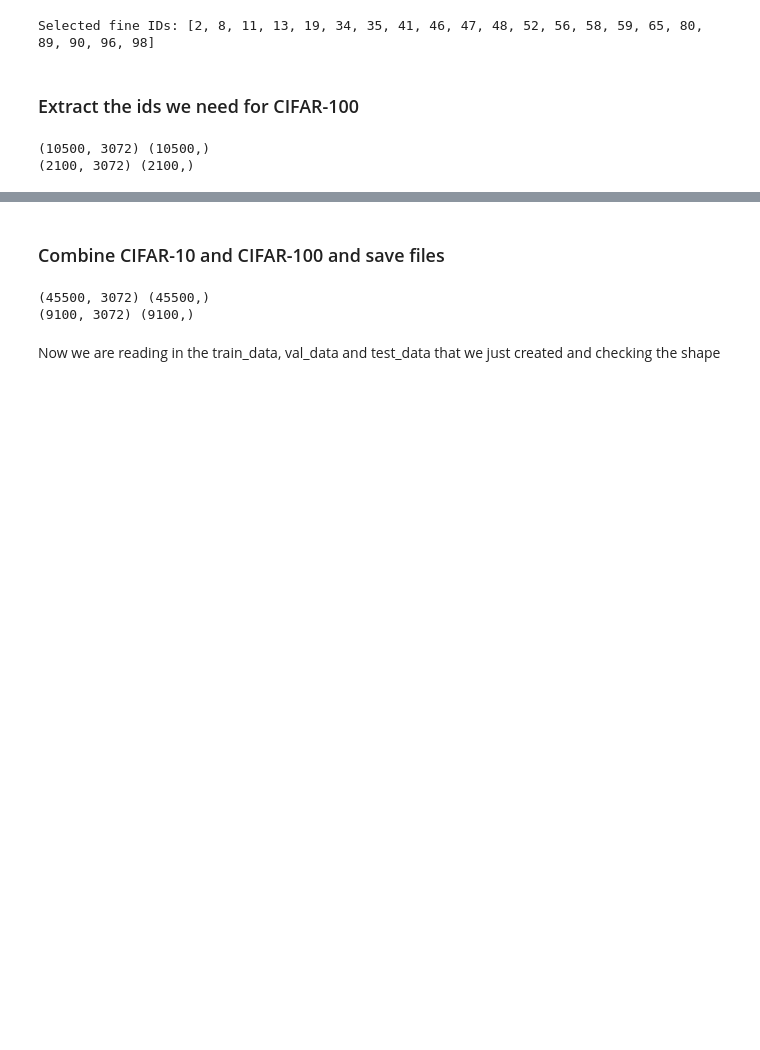
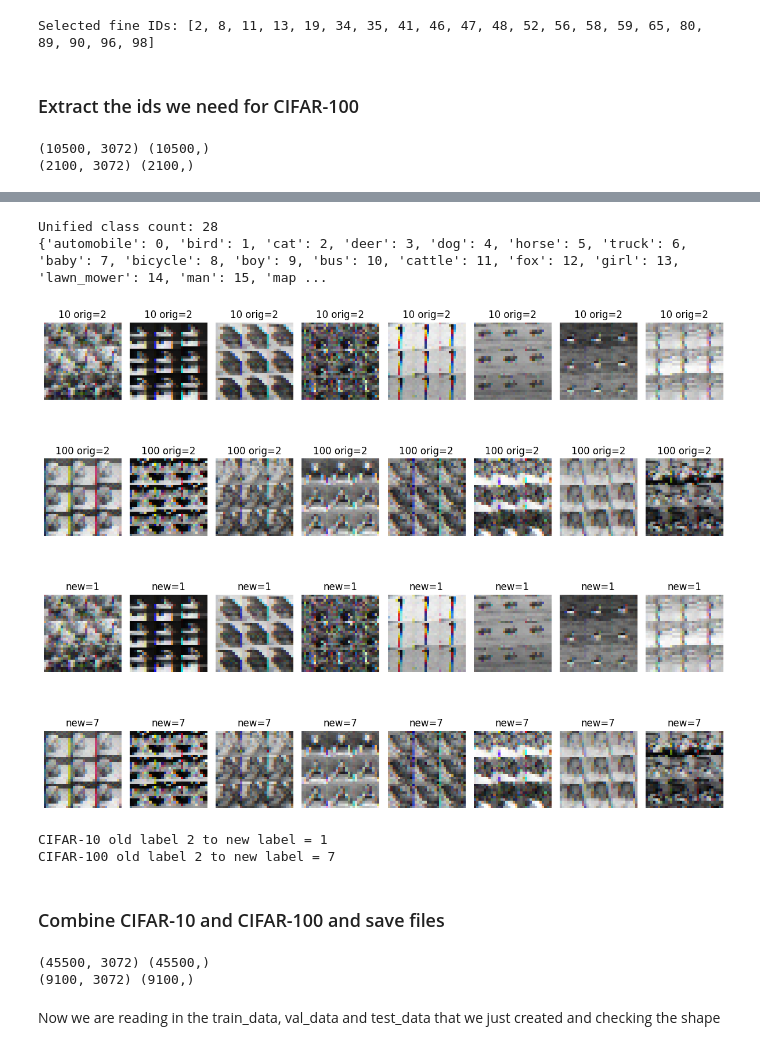
Before and after one commit to milamurphy/ML-Image-Classification, a Jupyter notebook: preprocessing.ipynb, the cells around one changed output, grey strips where cells are left out. Cells and saved outputs as stored; diff of their text form; code cells hidden in the pictures; blank space fills up the shorter version.

```diff
--- a/preprocessing.ipynb
+++ b/preprocessing.ipynb
@@ -151,3 +153,83 @@ The test data had 10,000 but we took 17 so now 1700
+# %%
+cifar10_selected_names = [cifar10_classes[i] for i in cifar10_needed_ids]
+cifar100_selected_names = [cifar100_fine_classes[i] for i in cifar100_needed_ids]
+all_class_names = list(dict.fromkeys(cifar10_selected_names + cifar100_selected_names))
+label_map = {name: idx for idx, name in enumerate(all_class_names)}
+
+print("Unified class count:", len(label_map))
+print(label_map)
+
+
+y_train_10_names = [cifar10_classes[i] for i in y_train_10_filtered]
+y_train_10_new  = np.array([label_map[name] for name in y_train_10_names])
+y_test_10_names = [cifar10_classes[i] for i in y_test_10_filtered]
+y_test_10_new   = np.array([label_map[name] for name in y_test_10_names])
+
+y_train_100_names = [cifar100_fine_classes[i] for i in y_train_100_filtered]
+y_train_100_new   = np.array([label_map[name] for name in y_train_100_names])
+y_test_100_names = [cifar100_fine_classes[i] for i in y_test_100_filtered]
+y_test_100_new   = np.array([label_map[name] for name in y_test_100_names])
+
+
+y_train_10_filtered = y_train_10_new
+y_test_10_filtered  = y_test_10_new
+y_train_100_filtered = y_train_100_new
+y_test_100_filtered  = y_test_100_new
+# %% [output]
+Unified class count: 28
+{'automobile': 0, 'bird': 1, 'cat': 2, 'deer': 3, 'dog': 4, 'horse': 5, 'truck': 6, 'baby': 7, 'bicycle': 8, 'boy': 9, 'bus': 10, 'cattle': 11, 'fox': 12, 'girl': 13, 'lawn_mower': 14, 'man': 15, 'map ...
+# %%
+orig_label = 2   # bird in CIFAR-10, beaver in CIFAR-100
+
+# original array
+indices_10_orig = np.where(y_train_10 == orig_label)[0][:8]
+indices_100_orig = np.where(y_train_100 == orig_label)[0][:8]
+
+new_label_10 = label_map[cifar10_classes[orig_label]]
+new_label_100 = label_map[cifar100_fine_classes[orig_label]]
+
+indices_10_new = np.where(y_train_10_filtered == new_label_10)[0][:8]
+indices_100_new = np.where(y_train_100_filtered == new_label_100)[0][:8]
+
+plt.figure(figsize=(12, 10))
+
+for i, idx in enumerate(indices_10_orig):
+    img = X_train_10[idx].reshape(32,32,3)
+    plt.subplot(4, 8, i+1)
+    plt.imshow(img)
+    plt.title(f"10 orig=2")
+    plt.axis("off")
+
+for i, idx in enumerate(indices_100_orig):
+    img = X_train_100[idx].reshape(32,32,3)
+    plt.subplot(4, 8, i+1+8)
+    plt.imshow(img)
+    plt.title(f"100 orig=2")
+    plt.axis("off")
+
+for i, idx in enumerate(indices_10_new):
+    img = X_train_10_filtered[idx].reshape(32,32,3)
+    plt.subplot(4, 8, i+1+16)
+    plt.imshow(img)
+    plt.title(f"new={new_label_10}")
+    plt.axis("off")
+
+for i, idx in enumerate(indices_100_new):
+    img = X_train_100_filtered[idx].reshape(32,32,3)
+    plt.subplot(4, 8, i+1+24)
+    plt.imshow(img)
+    plt.title(f"new={new_label_100}")
+    plt.axis("off")
+
+plt.tight_layout()
+plt.show()
+
+print(f"CIFAR-10 old label 2 to new label = {new_label_10}")
+print(f"CIFAR-100 old label 2 to new label = {new_label_100}")
+# %% [output]
+[figure, added]
+CIFAR-10 old label 2 to new label = 1
+CIFAR-100 old label 2 to new label = 7
 # %% [markdown]
 ### Combine CIFAR-10 and CIFAR-100 and save files
 # %%
```
Also changed, not shown: parts of 11 cells of this notebook, 1 other file.
